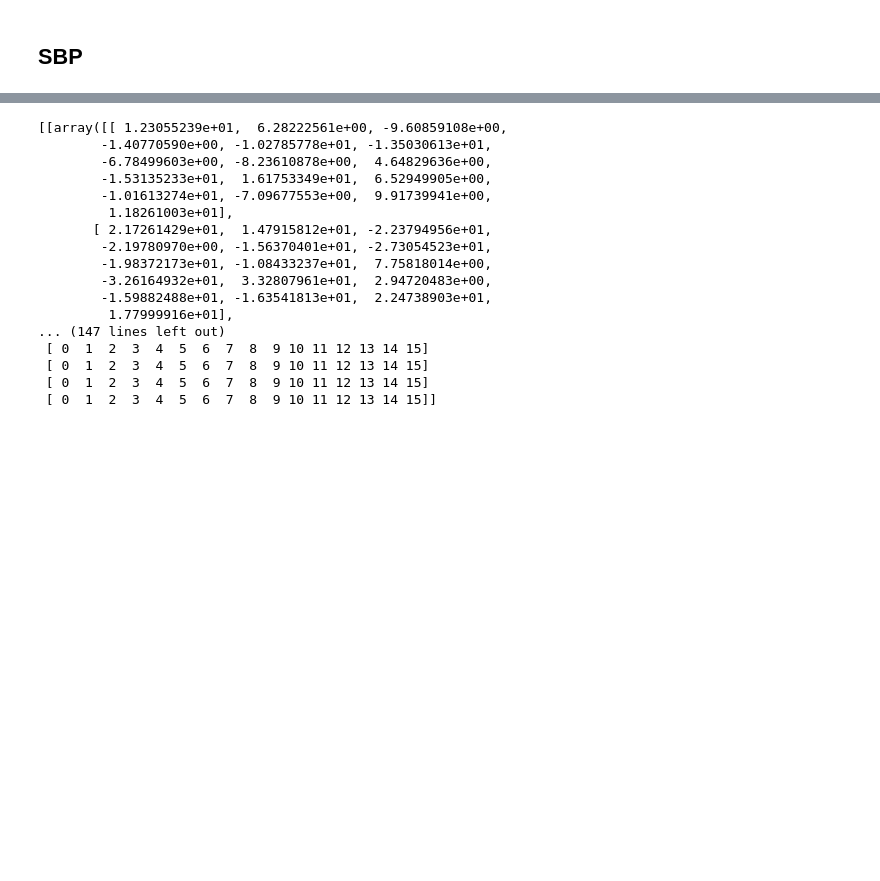
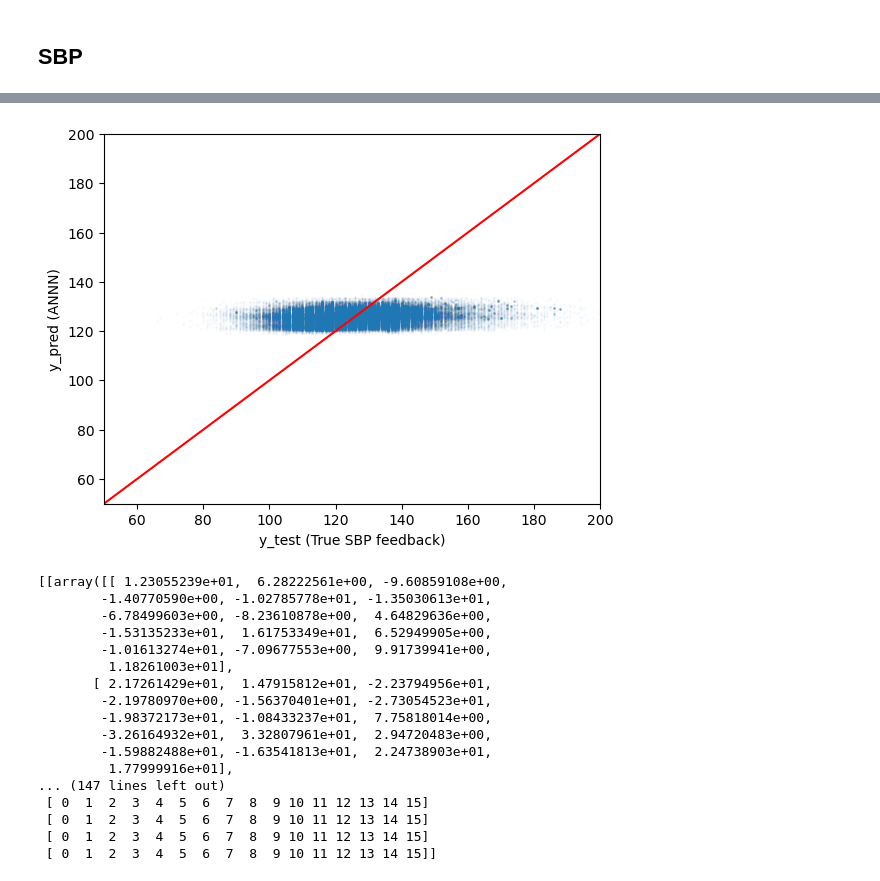
Before and after one commit to tian1327/Accord-RL, a Jupyter notebook: Contextual/train_feedback_estimators_v2.ipynb, the cells around one changed output, grey strips where cells are left out. Drawn from its saved outputs; the diff is of its cells as text; code cells hidden in the pictures; blank space fills up the shorter version.

```diff
--- a/Contextual/train_feedback_estimators_v2.ipynb
+++ b/Contextual/train_feedback_estimators_v2.ipynb
@@ -489,0 +639,2 @@ Run data is saved locally in /Users/tian/Library/CloudStorage/Dropbox/ACCORD-Tia
+# %%
+SBP_estimator_ANN, SBP_fea, y_test, y_pred = train_SBP_estimator_ANN(DATA, True)
@@ -490,3 +659,15 @@ Run data is saved locally in /Users/tian/Library/CloudStorage/Dropbox/ACCORD-Tia
+# %%
+# plot y_pred vs y_test
+import matplotlib.pyplot as plt
+plt.scatter(y_test, y_pred, s=1, alpha=0.01)
+plt.plot([0, 200], [0, 200], 'r')
+plt.xlim([50,200])
+plt.ylim([50,200])
+plt.xlabel('y_test (True SBP feedback)')
+plt.ylabel('y_pred (ANNN)')
+plt.show()
+# %% [output]
+[figure, added]
 # %%
 # get the model weights layer by layer from SBP_estimator_ANN
 
```
Also changed, not shown: parts of 11 cells of this notebook.
